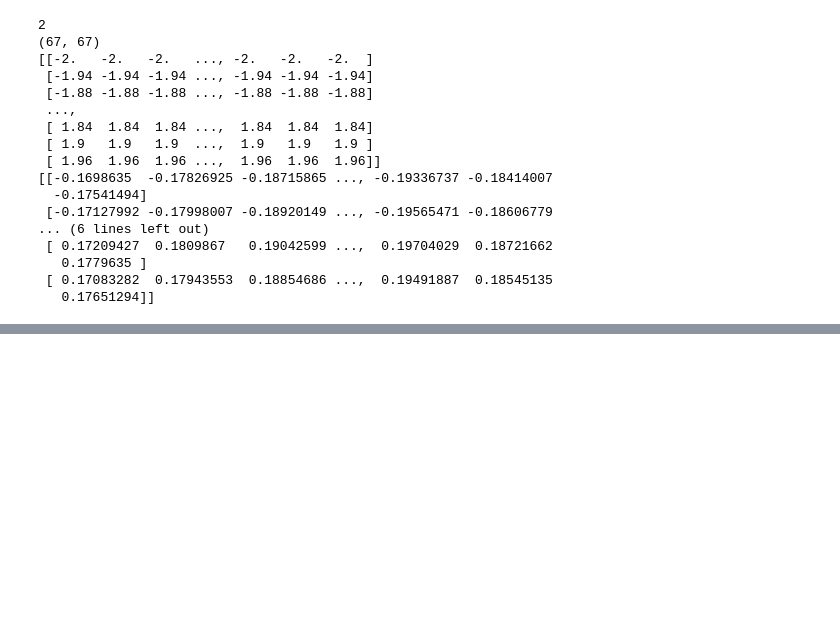
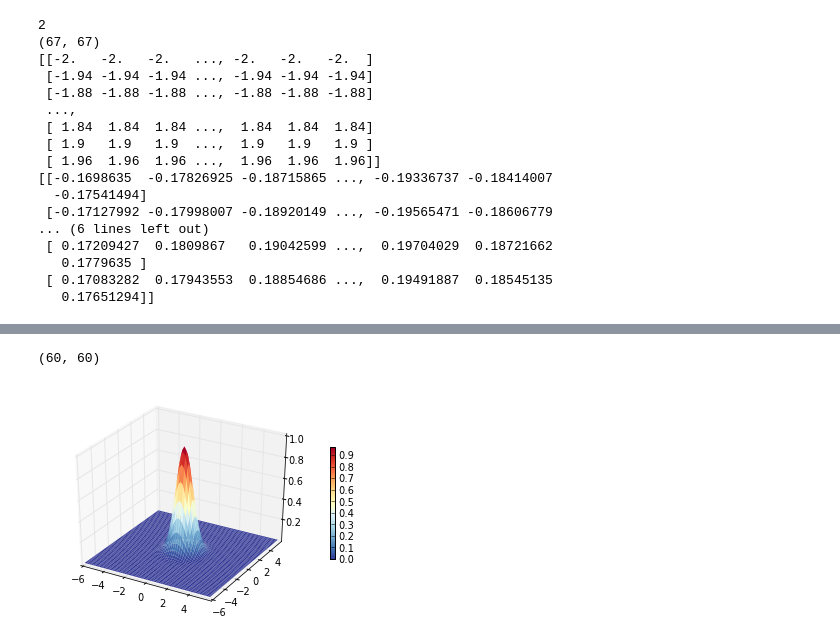
Before and after one commit to jdfreder/MCG, a Jupyter notebook: Week4/TuesdayNotes.ipynb, the cells around one changed output, grey strips where cells are left out. Saved outputs shown, nothing was run; the diff lists cells and outputs as text; code cells hidden in the pictures; blank space fills up the shorter version.

```diff
--- a/Week4/TuesdayNotes.ipynb
+++ b/Week4/TuesdayNotes.ipynb
@@ -67,0 +59,20 @@ plot_surface(self, X, Y, Z, *args, **kwargs) unbound mpl_toolkits.mplot3d.axes3d
+# %%
+dx=.2
+dy=.2
+x1=arange(-6.,6.,dx)
+y1=arange(-6.,6.,dy)
+
+X1,Y1=meshgrid(x1,y1)
+print Y1.shape
+G=e**(-X1**2-Y1**2)
+# %% [output]
+(60, 60)
+# %%
+from mpl_toolkits.mplot3d import Axes3D
+fig=figure()
+ax=fig.gca(projection='3d')
+p=ax.plot_surface(X,Y,G,rstride=1,cstride=1,linewidth=0,cmap=cm.RdYlBu_r)
+cb=fig.colorbar(p,shrink=.5)
+#cset=ax.contour(X,Y,G,[0,.2,.4,.6,.8],zdir
+# %% [output]
+[figure, added]
```
Also changed, not shown: parts of 5 cells of this notebook.
